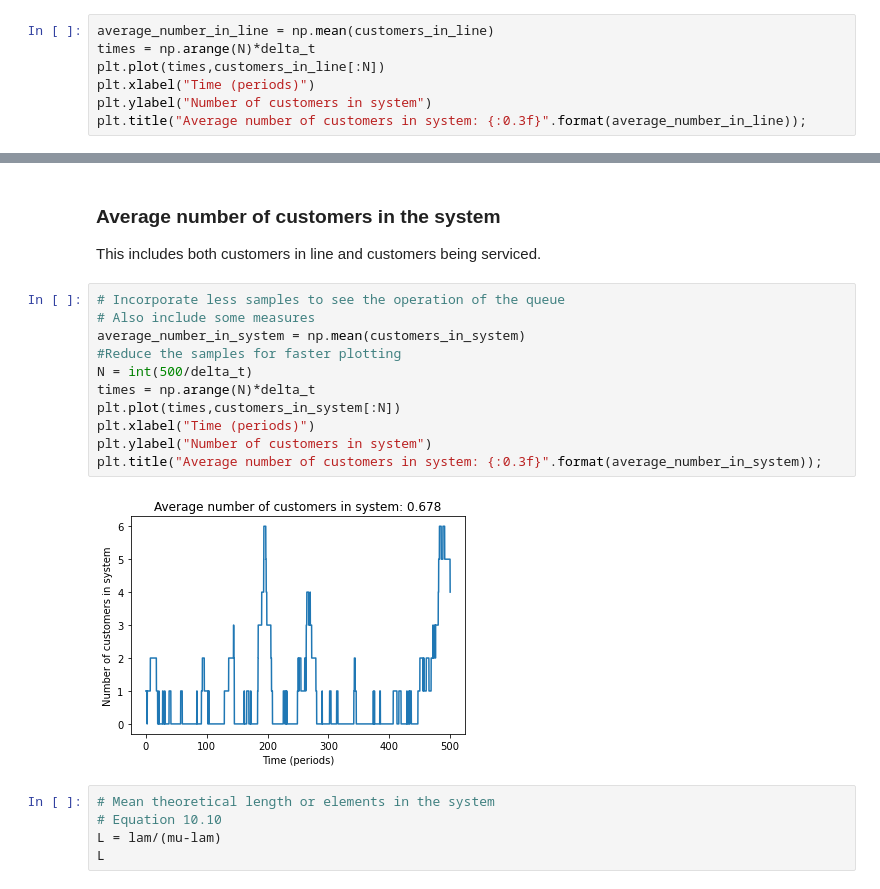
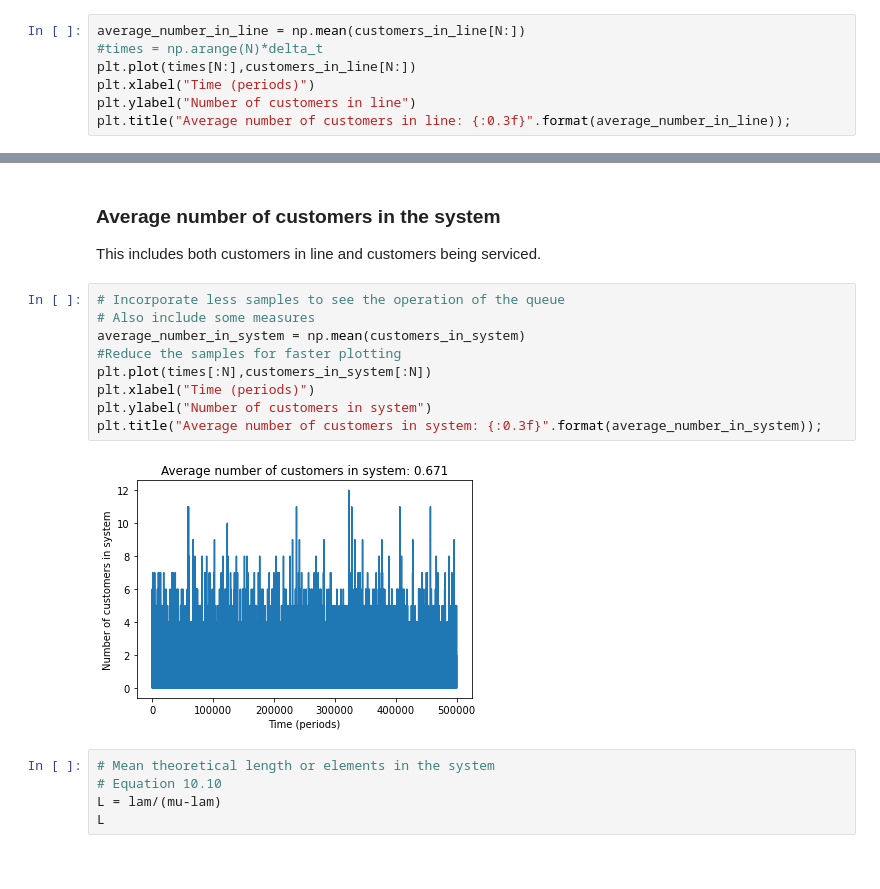
Before and after one commit to Dr-Daily/SystemsEngineering, a Jupyter notebook: Single Channel Queuing Example.ipynb, the cells around one changed output, grey strips where cells are left out. Drawn from its saved outputs; the diff is of its cells as text.

```diff
--- a/Single Channel Queuing Example.ipynb
+++ b/Single Channel Queuing Example.ipynb
@@ -319,10 +322,10 @@ Note: Convergence is slow for this system. Orders of magnitude more samples are
 # %% [markdown]
 ### Average number of customers waiting in line
 # %%
-average_number_in_line = np.mean(customers_in_line)
-times = np.arange(N)*delta_t
-plt.plot(times,customers_in_line[:N])
+average_number_in_line = np.mean(customers_in_line[N:])
+#times = np.arange(N)*delta_t
+plt.plot(times[N:],customers_in_line[N:])
 plt.xlabel("Time (periods)")
-plt.ylabel("Number of customers in system")
-plt.title("Average number of customers in system: {:0.3f}".format(average_number_in_line));
+plt.ylabel("Number of customers in line")
+plt.title("Average number of customers in line: {:0.3f}".format(average_number_in_line));
 # %% [output]
@@ -368,16 +371,14 @@ This includes both customers in line and customers being serviced.
 # %%
 # Incorporate less samples to see the operation of the queue
 # Also include some measures
 average_number_in_system = np.mean(customers_in_system)
 #Reduce the samples for faster plotting
-N = int(500/delta_t)
-times = np.arange(N)*delta_t
-plt.plot(times,customers_in_system[:N])
+plt.plot(times[:N],customers_in_system[:N])
 plt.xlabel("Time (periods)")
 plt.ylabel("Number of customers in system")
 plt.title("Average number of customers in system: {:0.3f}".format(average_number_in_system));
 # %% [output]
-[figure, old version]
+[figure, new version]
 # %%
 # Mean theoretical length or elements in the system
 # Equation 10.10
```
Also changed, not shown: parts of 19 cells of this notebook.
